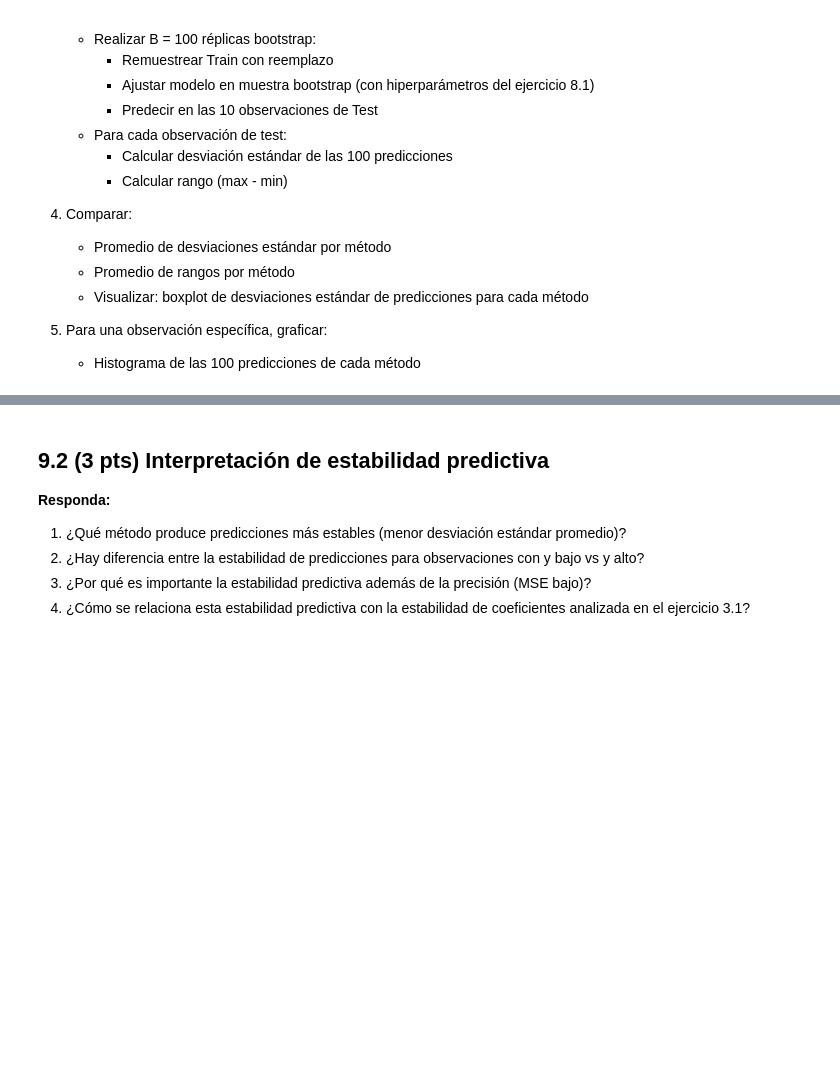
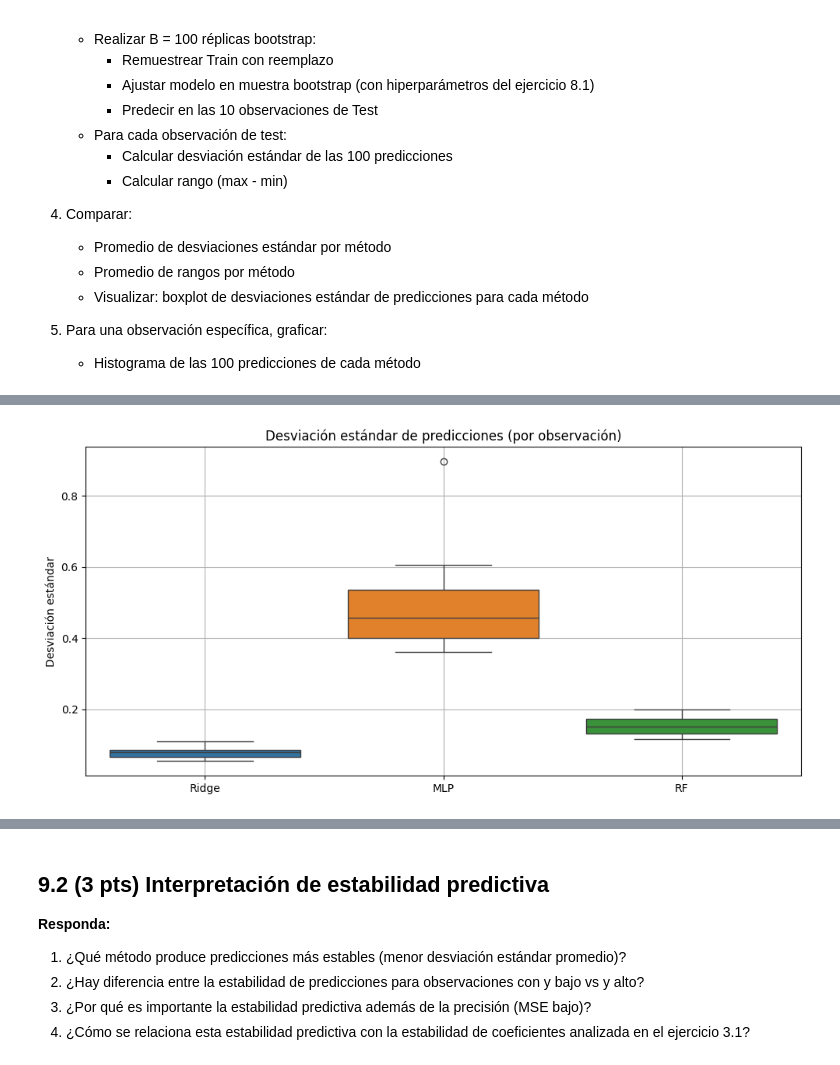
Before and after one commit to Taki3995/Tarea-2-EA, a Jupyter notebook: Tarea_2-ICD3152-2-2025.ipynb, the cells around one changed output, grey strips where cells are left out. Saved outputs shown, nothing was run; the diff lists cells and outputs as text; code cells hidden in the pictures; blank space fills up the shorter version.

```diff
--- a/Tarea_2-ICD3152-2-2025.ipynb
+++ b/Tarea_2-ICD3152-2-2025.ipynb
@@ -1478,0 +1468,97 @@ Regresión Ridge, ya que obtuvo el mayor rendimiento, pues el MSE promedio más
+# %%
+# Su código aquí - Estabilidad predictiva
+
+# Paso 1: Train 80% - Test 20%
+x_train, x_test, y_train, y_test = train_test_split(X_predictors, y_target, test_size = 0.2, random_state = 42)
+scaler = StandardScaler().fit(x_train)
+x_train_scaled = scaler.transform(x_train)
+x_test_scaled = scaler.transform(x_test)
+
+# Paso 2: 10 observaciones de Test (variedad)
+np.random.seed(42)
+test_sample_indices = np.random.choice(len(x_test_scaled), size = 10, replace = False)
+x_test_sample = x_test_scaled[test_sample_indices]
+y_test_sample = y_test.iloc[test_sample_indices]
+
+# Paso 3: Ridge, MLP y Random Forest
+B = 100
+ridge_preds = np.zeros((B, 10))
+mlp_preds = np.zeros((B, 10))
+rf_preds = np.zeros((B, 10))
+
+for b in range(B):
+    # Remuestreo con reemplazo
+    boot_idx = np.random.choice(len(x_train_scaled), size = len(x_train_scaled), replace = True)
+    X_boot = x_train_scaled[boot_idx]
+    y_boot = y_train.iloc[boot_idx]
+
+    # Ridge
+    ridge = Ridge(alpha=optimal_lambda)
+    ridge.fit(X_boot, y_boot)
+    ridge_preds[b] = ridge.predict(x_test_sample)
+
+    # MLP
+    mlp = MLPRegressor(hidden_layer_sizes = (50,), learning_rate_init = 0.001, max_iter = 1000, random_state = 42)
+    mlp.fit(X_boot, y_boot)
+    mlp_preds[b] = mlp.predict(x_test_sample)
+
+    # Random Forest (usa datos sin escalar)
+    X_boot_rf = x_train.iloc[boot_idx]
+    rf = RandomForestRegressor(n_estimators = 100, max_depth = 10, random_state = 42)
+    rf.fit(X_boot_rf, y_boot)
+    rf_preds[b] = rf.predict(x_test.iloc[test_sample_indices])
+
+# Paso 4: Calcular estabilidad
+def estabilidad(pred_matrix):
+    stds = np.std(pred_matrix, axis=0)
+    ranges = np.max(pred_matrix, axis=0) - np.min(pred_matrix, axis=0)
+    return stds, ranges
+
+ridge_std, ridge_range = estabilidad(ridge_preds)
+mlp_std, mlp_range = estabilidad(mlp_preds)
+rf_std, rf_range = estabilidad(rf_preds)
+
+# Promedios por modelo
+ridge_std_mean = np.mean(ridge_std)
+mlp_std_mean = np.mean(mlp_std)
+rf_std_mean = np.mean(rf_std)
+
+ridge_range_mean = np.mean(ridge_range)
+mlp_range_mean = np.mean(mlp_range)
+rf_range_mean = np.mean(rf_range)
+
+print("--- Promedio de desviaciones estándar ---")
+print(f"Ridge: {ridge_std_mean:.4f}")
+print(f"MLP:   {mlp_std_mean:.4f}")
+print(f"RF:    {rf_std_mean:.4f}")
+
+print("\n--- Promedio de rangos ---")
+print(f"Ridge: {ridge_range_mean:.4f}")
+print(f"MLP:   {mlp_range_mean:.4f}")
+print(f"RF:    {rf_range_mean:.4f}")
+
+# Paso 5: Visualización
+plt.figure(figsize=(10, 5))
+sns.boxplot(data=pd.DataFrame({
+    'Ridge': ridge_std,
+    'MLP': mlp_std,
+    'RF': rf_std
+}))
+plt.title('Desviación estándar de predicciones (por observación)')
+plt.ylabel('Desviación estándar')
+plt.grid(True)
+plt.tight_layout()
+plt.show()
+
+plt.figure(figsize=(10, 5))
+sns.boxplot(data=pd.DataFrame({
+    'Ridge': ridge_range,
+    'MLP': mlp_range,
+    'RF': rf_range
+}))
+plt.title('Rango de predicciones (por observación)')
+plt.ylabel('Rango')
+plt.grid(True)
+plt.tight_layout()
+plt.show()
+# %% [output]
@@ -1478,0 +1574 @@ Regresión Ridge, ya que obtuvo el mayor rendimiento, pues el MSE promedio más
+[figure, added]
```
Also changed, not shown: parts of 2 cells of this notebook.
